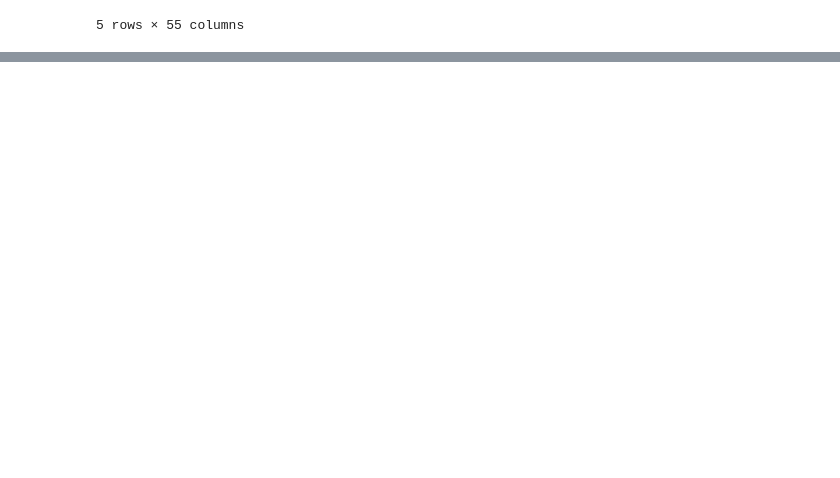
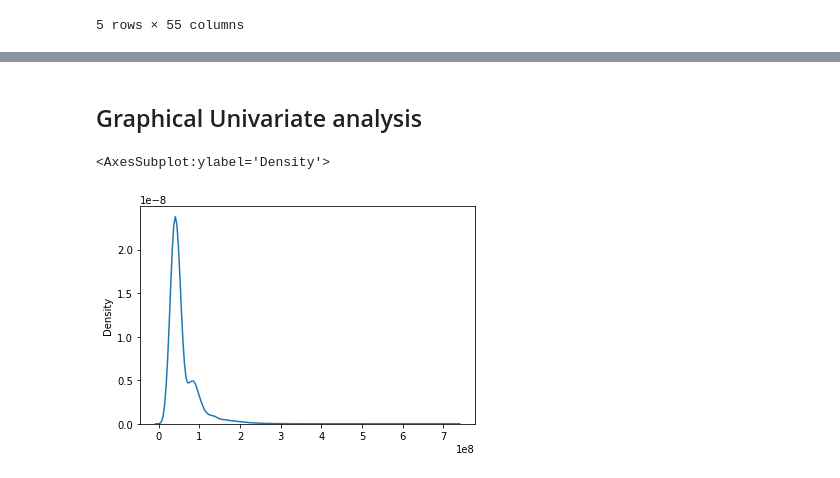
Before and after one commit to Stella-Mutacho/10Academy_Tellco_Project, a Jupyter notebook: Notebooks/Cleaning data.ipynb, the cells around one changed output, grey strips where cells are left out. Cells and saved outputs as stored; diff of their text form; code cells hidden in the pictures; blank space fills up the shorter version.

Commit message:
Cleaned data and worked on User overview analysis

```diff
--- a/Notebooks/Cleaning data.ipynb
+++ b/Notebooks/Cleaning data.ipynb
@@ -79,0 +95,4 @@ data.head()
+# %%
+# Dropping rows with columns containing unpredictable Identifiers: IMSI, MSISDN/Number, IMEI, Handset Manufacturer, Handset Type
+df_dropped= data.dropna(subset=['IMSI', 'MSISDN/Number', 'IMEI', 'Handset Manufacturer', 'Handset Type', 'Last Location Name'])
+df_dropped.shape
@@ -79,0 +317,20 @@ data.head()
+# %%
+info = df_dropped.groupby('IMSI').aggregate({'Bearer Id': 'count',
+                                           'Dur. (ms)': 'sum',
+                                           'Total UL (Bytes)':'sum',
+                                           'Total DL (Bytes)' :'sum',
+                                           'Social Media DL (Bytes)':'sum',
+                                           'Social Media UL (Bytes)':'sum',
+                                           'Google DL (Bytes)':'sum',
+                                           'Google UL (Bytes)':'sum',
+                                           'Email DL (Bytes)':'sum',
+                                           'Email UL (Bytes)':'sum',
+                                           'Youtube DL (Bytes)':'sum',
+                                           'Youtube UL (Bytes)':'sum',
+                                           'Netflix DL (Bytes)':'sum',
+                                           'Netflix UL (Bytes)':'sum',
+                                           'Gaming DL (Bytes)':'sum',
+                                           'Gaming UL (Bytes)':'sum',
+                                           'Other DL (Bytes)':'sum',
+                                           'Other UL (Bytes)':'sum'
+                                          }).reset_index()
@@ -79,0 +461,2 @@ data.head()
+# %% [markdown]
+## Graphical Univariate analysis
@@ -79,0 +465,5 @@ data.head()
+# %%
+sns.distplot(x= info['Total UL (Bytes)'], hist=False)
+# %% [output]
+<AxesSubplot:ylabel='Density'>
+[figure, added]
```
Also changed, not shown: parts of 113 cells of this notebook.
